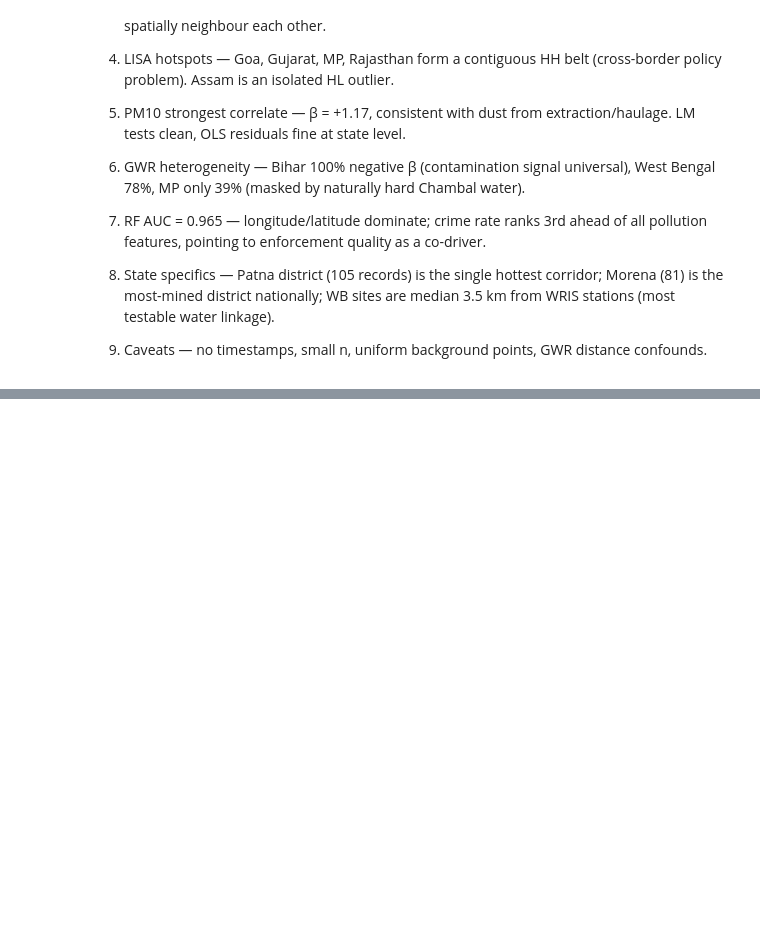
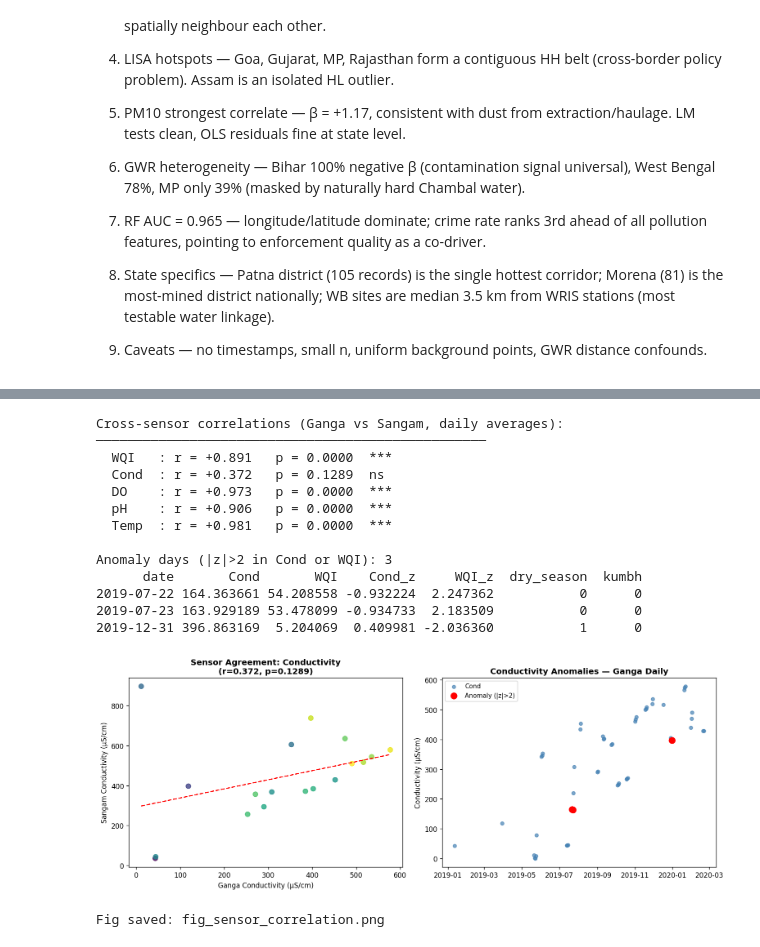
Before and after one commit to manyagarggg/dsmprojectwebsite, a Jupyter notebook: spatial_analysis.ipynb, the cells around one changed output, grey strips where cells are left out. Drawn from its saved outputs; the diff is of its cells as text; code cells hidden in the pictures; blank space fills up the shorter version.

```diff
--- a/spatial_analysis.ipynb
+++ b/spatial_analysis.ipynb
@@ -1416,0 +1646,61 @@ SUMMARY
+# %%
+# ── 11e. Cross-Sensor Correlation & Anomaly Detection ──
+# Do Ganga and Sangam sensors track each other?
+# (Both at Prayagraj — high correlation expected; divergence = local source)
+
+# Merge on daily averages
+both = pd.merge(g_daily[['date','WQI','Cond','DO','pH','Temp']],
+                s_daily[['date','WQI','Cond','DO','pH','Temp']],
+                on='date', suffixes=('_g','_s')).dropna()
+
+print("Cross-sensor correlations (Ganga vs Sangam, daily averages):")
+print("─" * 50)
+for v in ['WQI','Cond','DO','pH','Temp']:
+    r, p = stats.pearsonr(both[f'{v}_g'], both[f'{v}_s'])
+    print(f"  {v:6s}: r = {r:+.3f}   p = {p:.4f}  {'***' if p<.001 else '**' if p<.01 else '*' if p<.05 else 'ns'}")
+
+print()
+# Anomaly detection: z-score > 2.5 in Ganga daily Conductivity
+g_daily['Cond_z'] = (g_daily['Cond'] - g_daily['Cond'].mean()) / g_daily['Cond'].std()
+g_daily['WQI_z']  = (g_daily['WQI']  - g_daily['WQI'].mean())  / g_daily['WQI'].std()
+anomalies = g_daily[(g_daily['Cond_z'].abs() > 2) | (g_daily['WQI_z'].abs() > 2)]
+print(f"Anomaly days (|z|>2 in Cond or WQI): {len(anomalies)}")
+print(anomalies[['date','Cond','WQI','Cond_z','WQI_z','dry_season','kumbh']].to_string(index=False))
+
+# ── Figure: scatter + anomalies ──
+fig, axes = plt.subplots(1, 2, figsize=(13, 5))
+ax = axes[0]
+ax.scatter(both['Cond_g'], both['Cond_s'],
+           c=both['date'].astype(int) // 10**9, cmap='viridis', s=50, alpha=0.8)
+m, b = np.polyfit(both['Cond_g'], both['Cond_s'], 1)
+xl = np.linspace(both['Cond_g'].min(), both['Cond_g'].max(), 100)
+ax.plot(xl, m*xl+b, 'r--', lw=1.5)
+r, p = stats.pearsonr(both['Cond_g'], both['Cond_s'])
+ax.set_xlabel('Ganga Conductivity (µS/cm)'); ax.set_ylabel('Sangam Conductivity (µS/cm)')
+ax.set_title(f'Sensor Agreement: Conductivity\n(r={r:.3f}, p={p:.4f})', fontweight='bold')
+
+ax2 = axes[1]
+ax2.scatter(g_daily['date'], g_daily['Cond'], color='steelblue', s=25, alpha=0.7, label='Cond')
+ax2.scatter(anomalies['date'], anomalies['Cond'], color='red', s=80, zorder=5, label='Anomaly (|z|>2)')
+ax2.set_ylabel('Conductivity (µS/cm)'); ax2.legend(fontsize=9)
+ax2.set_title('Conductivity Anomalies — Ganga Daily', fontweight='bold')
+plt.tight_layout()
+plt.savefig('fig_sensor_correlation.png', bbox_inches='tight')
+plt.show()
+print("Fig saved: fig_sensor_correlation.png")
+# %% [output]
+Cross-sensor correlations (Ganga vs Sangam, daily averages):
+──────────────────────────────────────────────────
+  WQI   : r = +0.891   p = 0.0000  ***
+  Cond  : r = +0.372   p = 0.1289  ns
+  DO    : r = +0.973   p = 0.0000  ***
+  pH    : r = +0.906   p = 0.0000  ***
+  Temp  : r = +0.981   p = 0.0000  ***
+
+Anomaly days (|z|>2 in Cond or WQI): 3
+      date       Cond       WQI    Cond_z     WQI_z  dry_season  kumbh
+2019-07-22 164.363661 54.208558 -0.932224  2.247362           0      0
+2019-07-23 163.929189 53.478099 -0.934733  2.183509           0      0
+2019-12-31 396.863169  5.204069  0.409981 -2.036360           1      0
+[figure, added]
+Fig saved: fig_sensor_correlation.png
```
Also changed, not shown: parts of 10 cells of this notebook, 38 other files.
